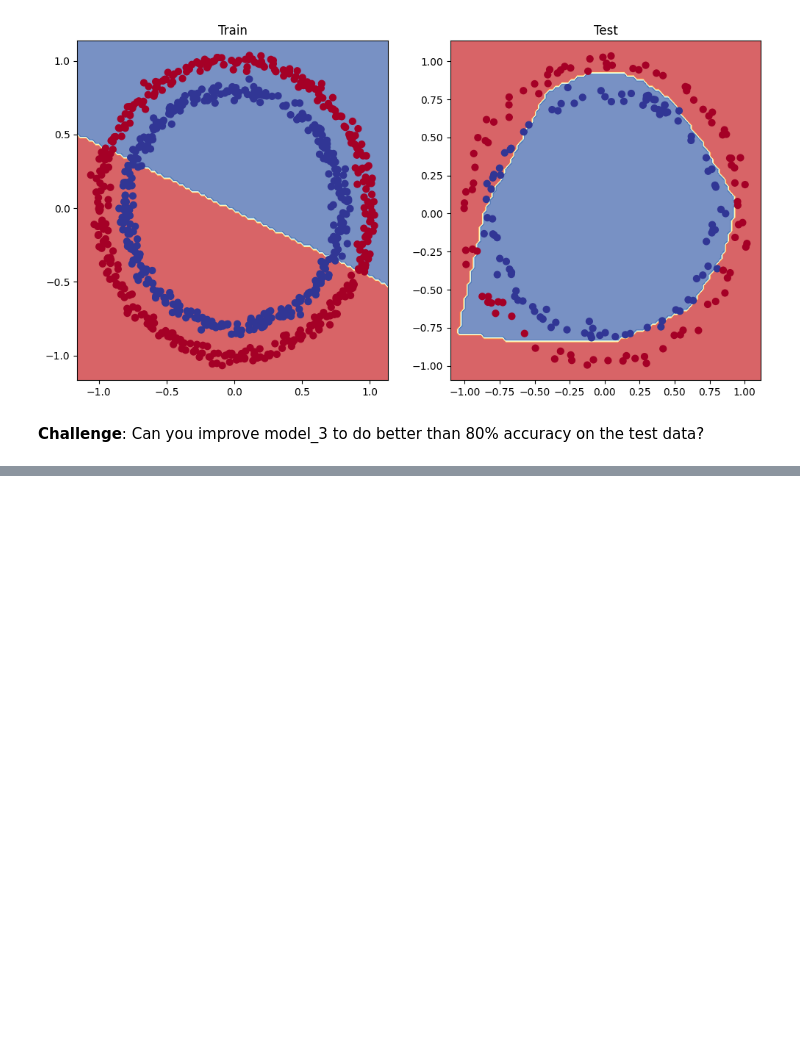
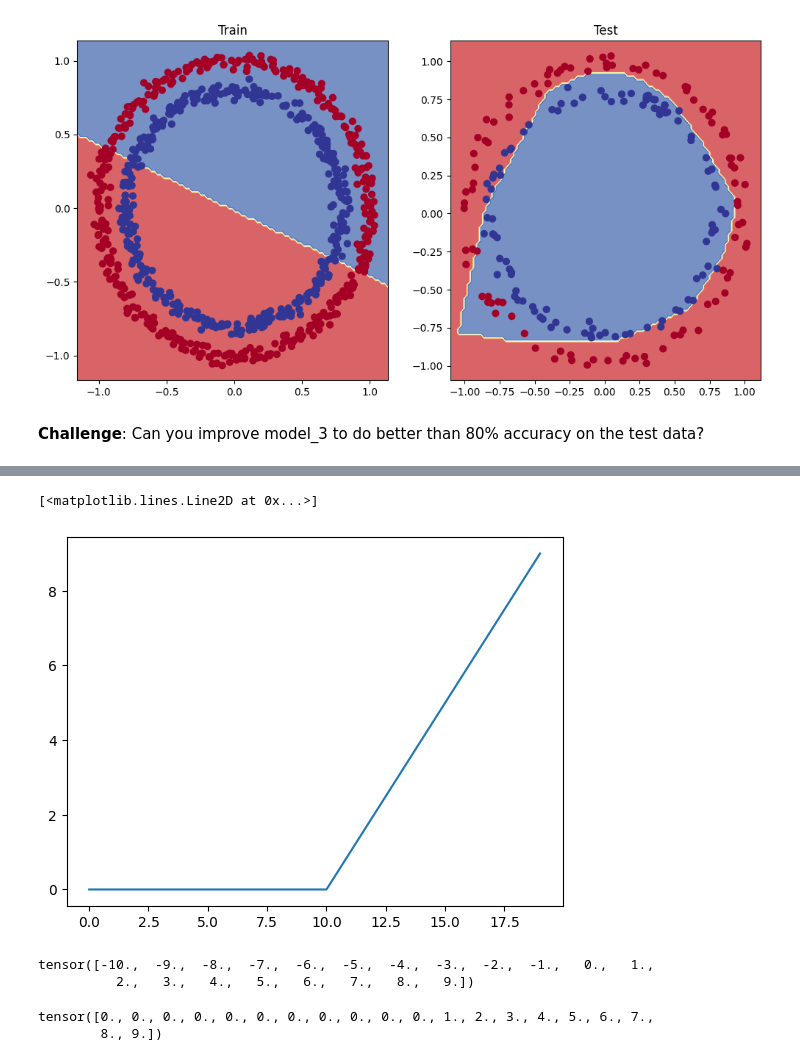
Before and after one commit to lyamlim97/pytorch-course, a Jupyter notebook: 02_pytorch_classification.ipynb, the cells around one changed output, grey strips where cells are left out. Cells and saved outputs as stored; diff of their text form; code cells hidden in the pictures; blank space fills up the shorter version.

```diff
--- a/02_pytorch_classification.ipynb
+++ b/02_pytorch_classification.ipynb
@@ -916,0 +939,19 @@ plot_decision_boundary(model_3, X_test, y_test) # model_3 = has non-linearity
+# %%
+plt.plot(torch.relu(A))
+# %% [output]
+[<matplotlib.lines.Line2D at 0x...>]
+[figure, added]
+# %%
+A
+# %% [output]
+tensor([-10.,  -9.,  -8.,  -7.,  -6.,  -5.,  -4.,  -3.,  -2.,  -1.,   0.,   1.,
+          2.,   3.,   4.,   5.,   6.,   7.,   8.,   9.])
+# %%
+def relu(x: torch.Tensor) -> torch.Tensor:
+    return torch.maximum(torch.tensor(0), x)  # inputs must be tensors
+
+
+relu(A)
+# %% [output]
+tensor([0., 0., 0., 0., 0., 0., 0., 0., 0., 0., 0., 1., 2., 3., 4., 5., 6., 7.,
+        8., 9.])
```
Also changed, not shown: parts of 11 cells of this notebook.
